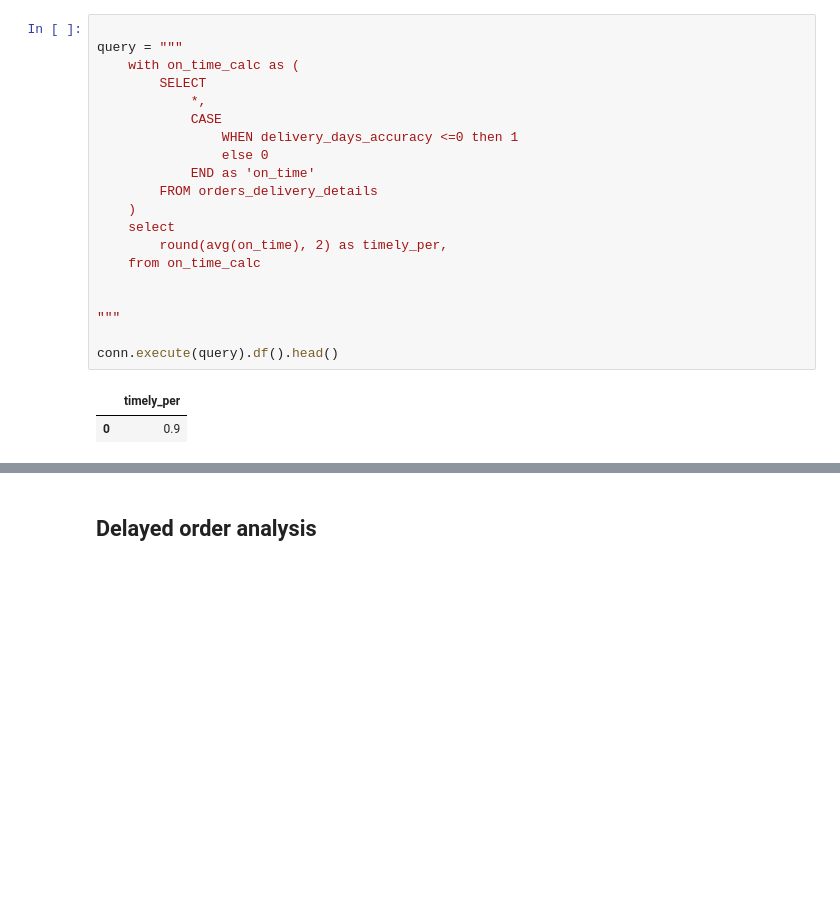
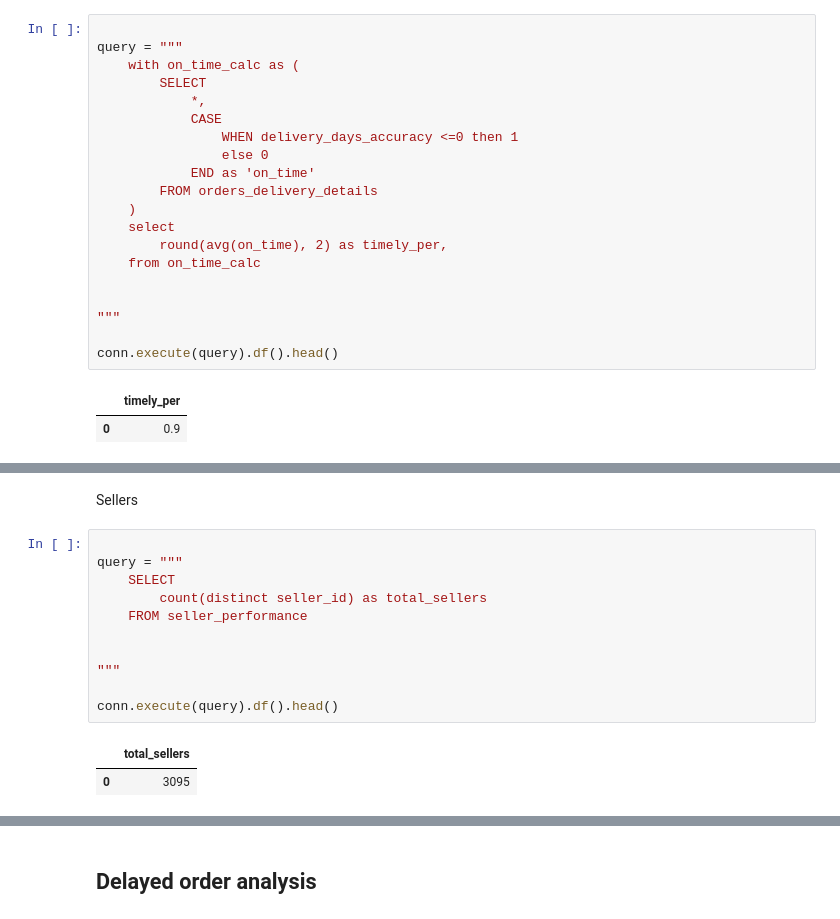
Before and after one commit to tejalig/olist-analysis, a Jupyter notebook: notebooks/05_EDA.ipynb, the cells around one changed output, grey strips where cells are left out. Cells and saved outputs as stored; diff of their text form; blank space fills up the shorter version.

```diff
--- a/notebooks/05_EDA.ipynb
+++ b/notebooks/05_EDA.ipynb
@@ -111,0 +130,16 @@ conn.execute(query).df().head()
+# %% [markdown]
+Sellers
+# %%
+
+query = """
+    SELECT
+        count(distinct seller_id) as total_sellers
+    FROM seller_performance
+
+
+"""
+
+conn.execute(query).df().head()
+# %% [output]
+|  | total_sellers |
+| 0 | 3095 |
```
Also changed, not shown: parts of 5 cells of this notebook.
